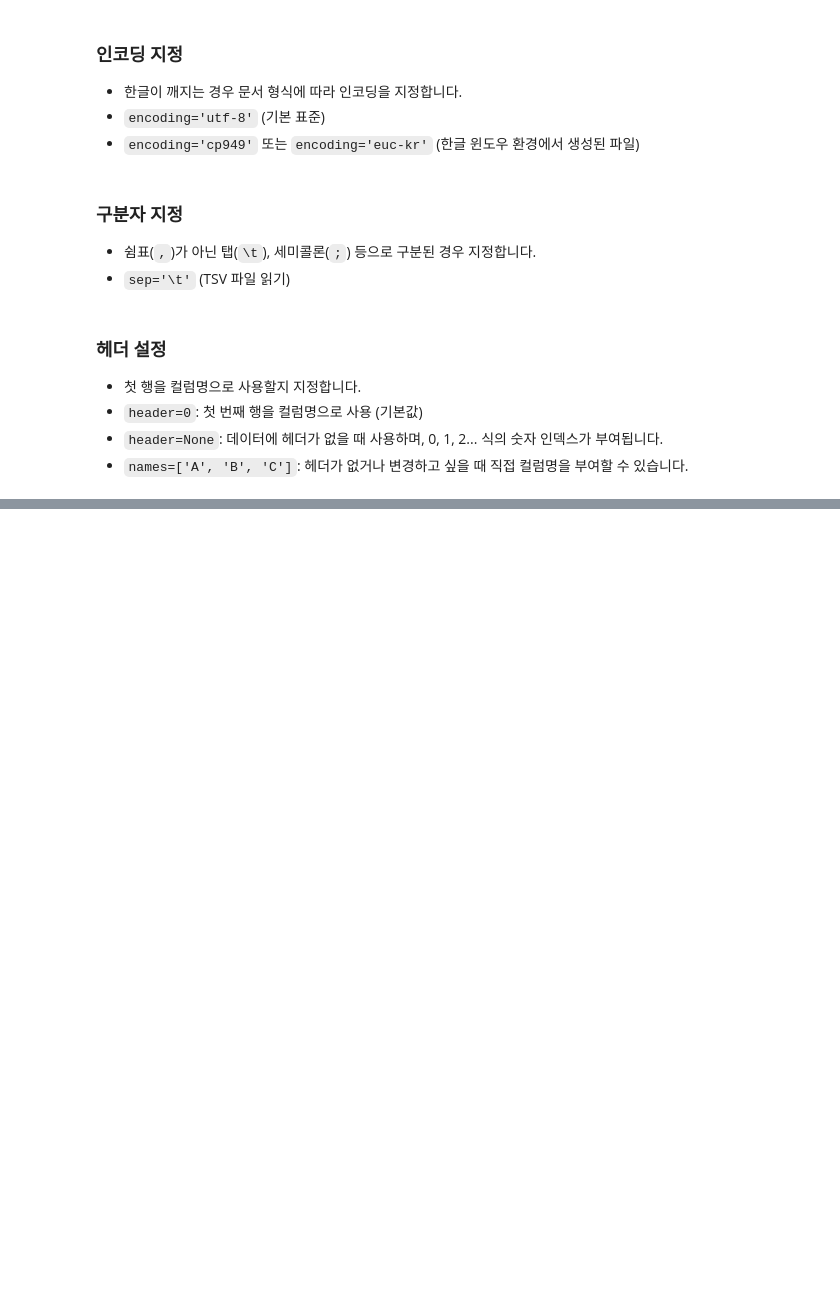
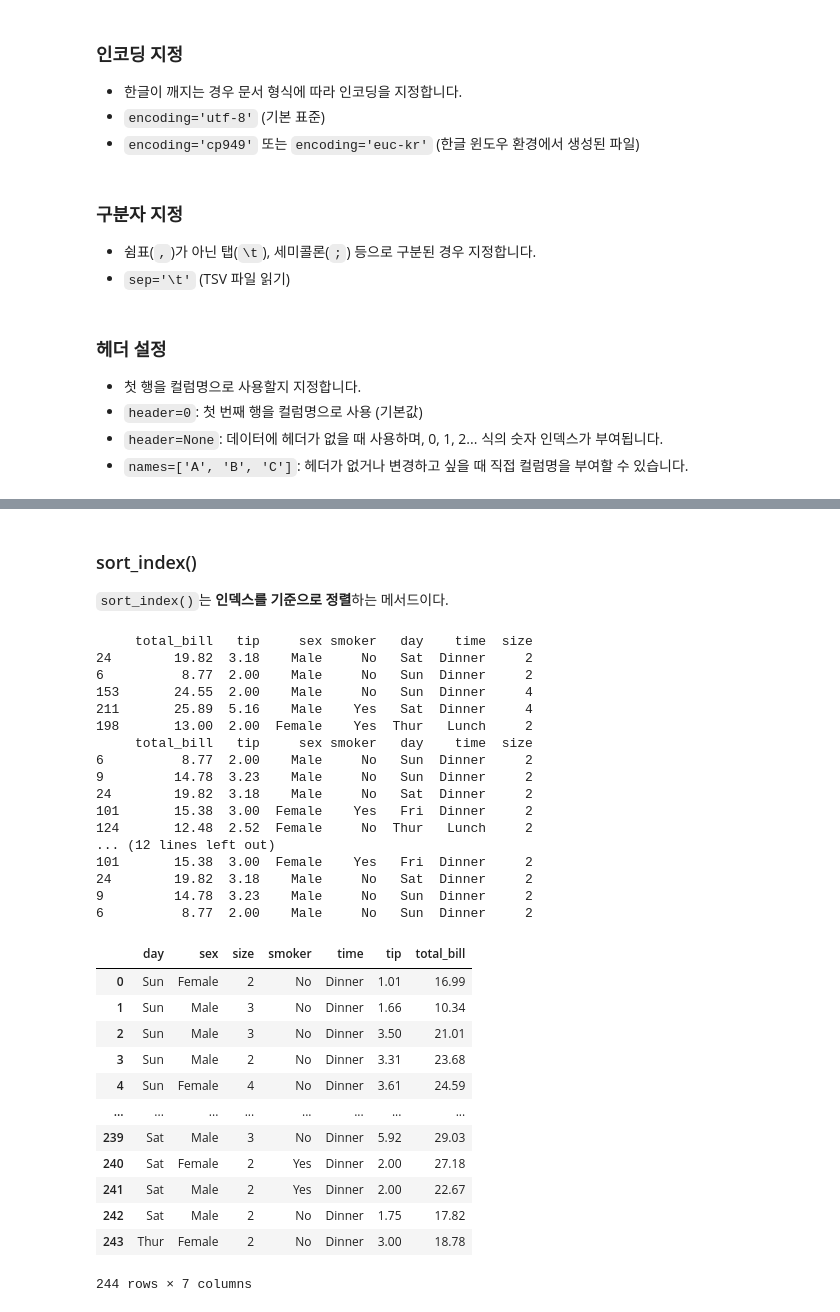
Before and after one commit to lshee9008/pandas_edu, a Jupyter notebook: data08_pandas기본.ipynb, the cells around one changed output, grey strips where cells are left out. Drawn from its saved outputs; the diff is of its cells as text; code cells hidden in the pictures; blank space fills up the shorter version.

```diff
--- a/data08_pandas기본.ipynb
+++ b/data08_pandas기본.ipynb
@@ -375,0 +795,4 @@ csv 파일 -> 데이터 프레임: paadas.read_csv("파일 경로(이름)")
+# %%
+# header은 기본이 첫 줄을 컬럼명으로 가져오도록 설정이 되여 있기 때문에 header='infer' 생략 가능하다.
+df= pd.read_csv('https://raw.githubusercontent.com/mwaskom/seaborn-data/master/tips.csv')
+print(df)
@@ -375,0 +1192,51 @@ csv 파일 -> 데이터 프레임: paadas.read_csv("파일 경로(이름)")
+# %% [markdown]
+### sort_index()
+
+`sort_index()`는 **인덱스를 기준으로 정렬**하는 메서드이다.
+# %%
+# 1. 인덱스를 섞어보기 (무작위 10개 추출)
+sample = df.sample(10, random_state=42)
+print(sample.head())
+
+# 2. 인덱스 오름차순 정렬
+print(sample.sort_index())
+
+# 3. 인덱스 내림차순 정렬
+print(sample.sort_index(
+    ascending=False
+))
+
+# 4. 열(Column) 이름 정렬
+# 열의 순서를 알파벳 순(sex, day, size, time, tip, total_bill 등)으로 정렬한다.
+df.sort_index(axis=1)
+# %% [output]
+     total_bill   tip     sex smoker   day    time  size
+24        19.82  3.18    Male     No   Sat  Dinner     2
+6          8.77  2.00    Male     No   Sun  Dinner     2
+153       24.55  2.00    Male     No   Sun  Dinner     4
+211       25.89  5.16    Male    Yes   Sat  Dinner     4
+198       13.00  2.00  Female    Yes  Thur   Lunch     2
+     total_bill   tip     sex smoker   day    time  size
+6          8.77  2.00    Male     No   Sun  Dinner     2
+9         14.78  3.23    Male     No   Sun  Dinner     2
+24        19.82  3.18    Male     No   Sat  Dinner     2
+101       15.38  3.00  Female    Yes   Fri  Dinner     2
+124       12.48  2.52  Female     No  Thur   Lunch     2
+... (12 lines left out)
+101       15.38  3.00  Female    Yes   Fri  Dinner     2
+24        19.82  3.18    Male     No   Sat  Dinner     2
+9         14.78  3.23    Male     No   Sun  Dinner     2
+6          8.77  2.00    Male     No   Sun  Dinner     2
+|  | day | sex | size | smoker | time | tip | total_bill |
+| 0 | Sun | Female | 2 | No | Dinner | 1.01 | 16.99 |
+| 1 | Sun | Male | 3 | No | Dinner | 1.66 | 10.34 |
+| 2 | Sun | Male | 3 | No | Dinner | 3.50 | 21.01 |
+| 3 | Sun | Male | 2 | No | Dinner | 3.31 | 23.68 |
+| 4 | Sun | Female | 4 | No | Dinner | 3.61 | 24.59 |
+| ... | ... | ... | ... | ... | ... | ... | ... |
+| 239 | Sat | Male | 3 | No | Dinner | 5.92 | 29.03 |
+| 240 | Sat | Female | 2 | Yes | Dinner | 2.00 | 27.18 |
+| 241 | Sat | Male | 2 | Yes | Dinner | 2.00 | 22.67 |
+| 242 | Sat | Male | 2 | No | Dinner | 1.75 | 17.82 |
+| 243 | Thur | Female | 2 | No | Dinner | 3.00 | 18.78 |
+244 rows × 7 columns
```
Also changed, not shown: parts of 83 cells of this notebook, 18 other files.
